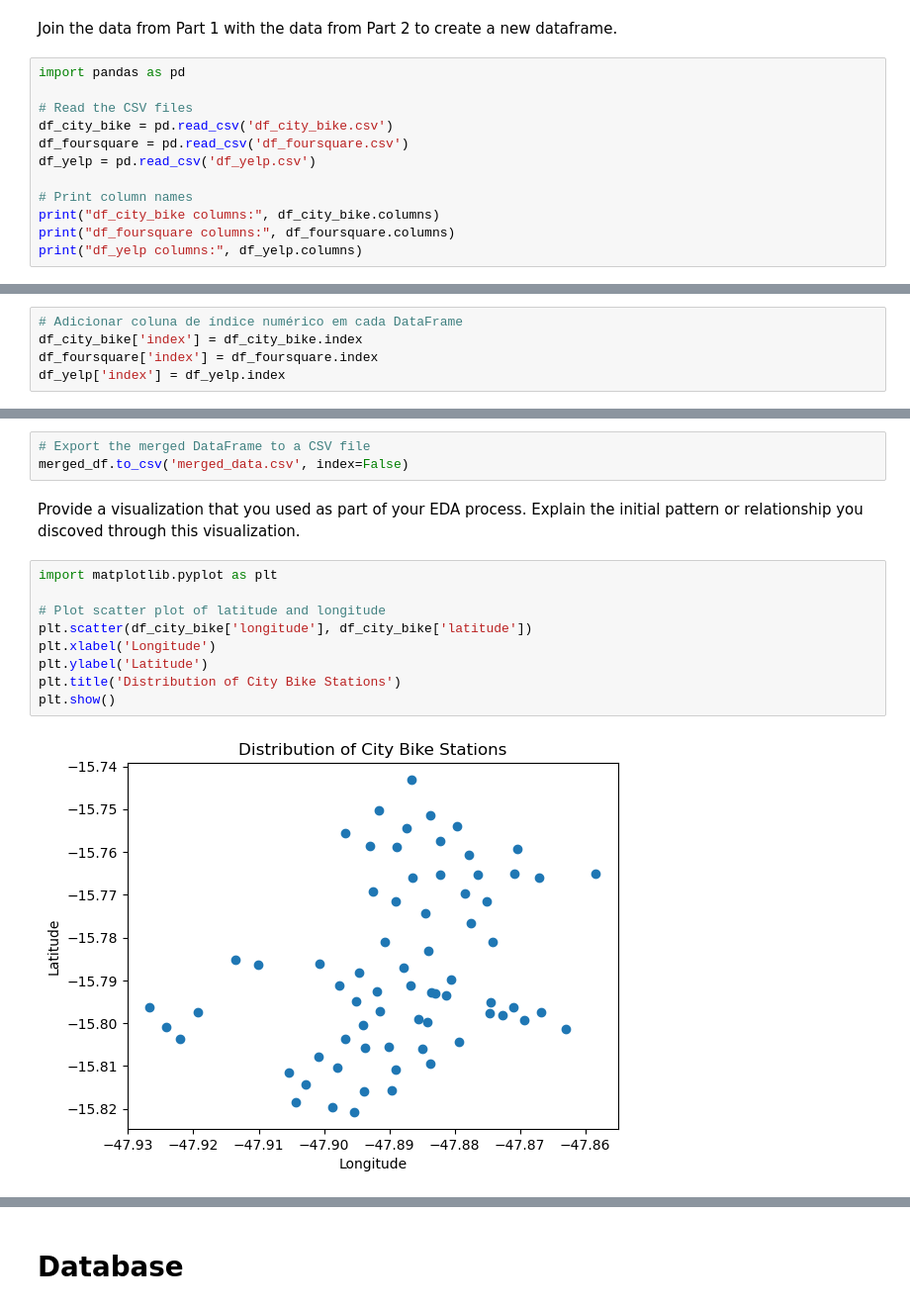
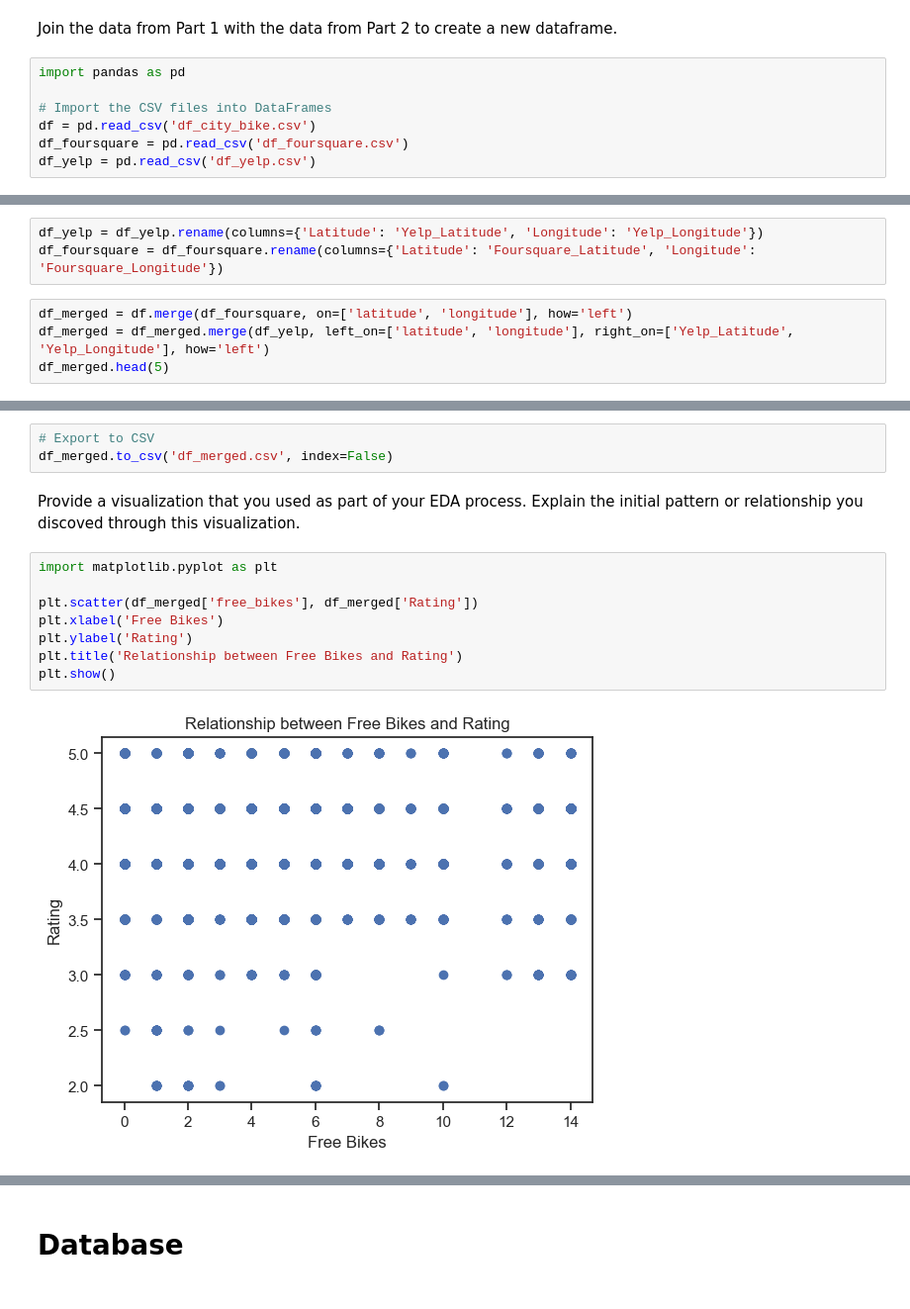
Before and after one commit to rlmrezende/Statistical-Modelling-Project, a Jupyter notebook: notebooks/joining_data.ipynb, the cells around one changed output, grey strips where cells are left out. Shown at 99% size. Cells and saved outputs as stored; diff of their text form.

```diff
--- a/notebooks/joining_data.ipynb
+++ b/notebooks/joining_data.ipynb
@@ -3,12 +3,7 @@ Join the data from Part 1 with the data from Part 2 to create a new dataframe.
 # %%
 import pandas as pd
 
-# Read the CSV files
-df_city_bike = pd.read_csv('df_city_bike.csv')
+# Import the CSV files into DataFrames
+df = pd.read_csv('df_city_bike.csv')
 df_foursquare = pd.read_csv('df_foursquare.csv')
 df_yelp = pd.read_csv('df_yelp.csv')
-
-# Print column names
-print("df_city_bike columns:", df_city_bike.columns)
-print("df_foursquare columns:", df_foursquare.columns)
-print("df_yelp columns:", df_yelp.columns)
@@ -19,5 +9,0 @@ df_yelp columns: Index(['Name', 'Rating', 'Address', 'Phone'], dtype='object')
-# %%
-# Adicionar coluna de índice numérico em cada DataFrame
-df_city_bike['index'] = df_city_bike.index
-df_foursquare['index'] = df_foursquare.index
-df_yelp['index'] = df_yelp.index
@@ -64,0 +10,7 @@ print(merged_df.head())
+# %%
+df_yelp = df_yelp.rename(columns={'Latitude': 'Yelp_Latitude', 'Longitude': 'Yelp_Longitude'})
+df_foursquare = df_foursquare.rename(columns={'Latitude': 'Foursquare_Latitude', 'Longitude': 'Foursquare_Longitude'})
+# %%
+df_merged = df.merge(df_foursquare, on=['latitude', 'longitude'], how='left')
+df_merged = df_merged.merge(df_yelp, left_on=['latitude', 'longitude'], right_on=['Yelp_Latitude', 'Yelp_Longitude'], how='left')
+df_merged.head(5)
@@ -65,16 +76,15 @@ print(merged_df.head())
 # %%
-# Export the merged DataFrame to a CSV file
-merged_df.to_csv('merged_data.csv', index=False)
+# Export to CSV
+df_merged.to_csv('df_merged.csv', index=False)
 # %% [markdown]
 Provide a visualization that you used as part of your EDA process. Explain the initial pattern or relationship you discoved through this visualization.
 # %%
 import matplotlib.pyplot as plt
 
-# Plot scatter plot of latitude and longitude
-plt.scatter(df_city_bike['longitude'], df_city_bike['latitude'])
-plt.xlabel('Longitude')
-plt.ylabel('Latitude')
-plt.title('Distribution of City Bike Stations')
+plt.scatter(df_merged['free_bikes'], df_merged['Rating'])
+plt.xlabel('Free Bikes')
+plt.ylabel('Rating')
+plt.title('Relationship between Free Bikes and Rating')
 plt.show()
 # %% [output]
-[figure, old version]
+[figure, new version]
```
Also changed, not shown: parts of 19 cells of this notebook, 2 other files.
